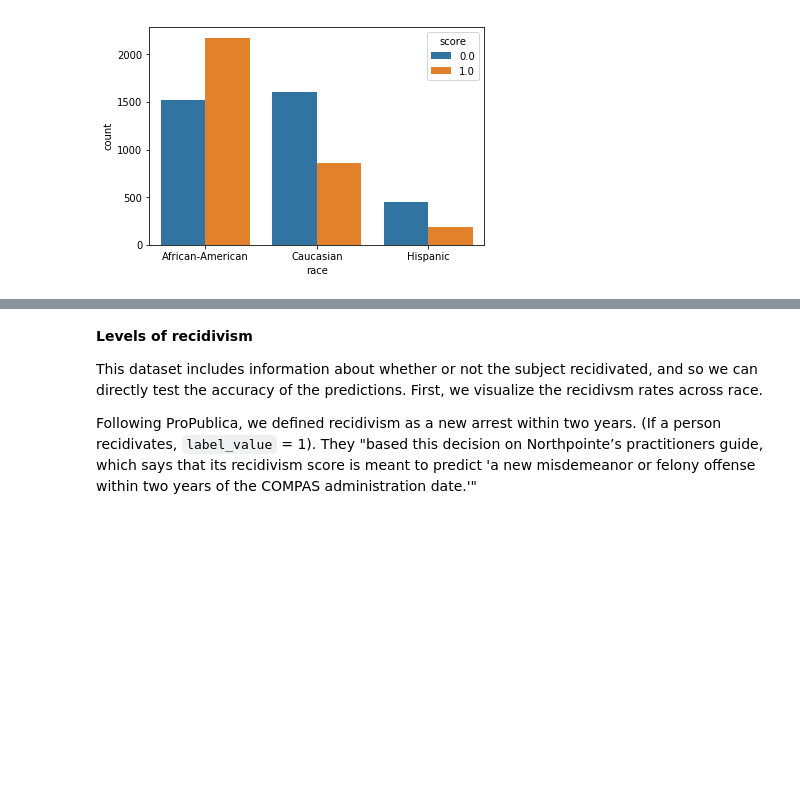
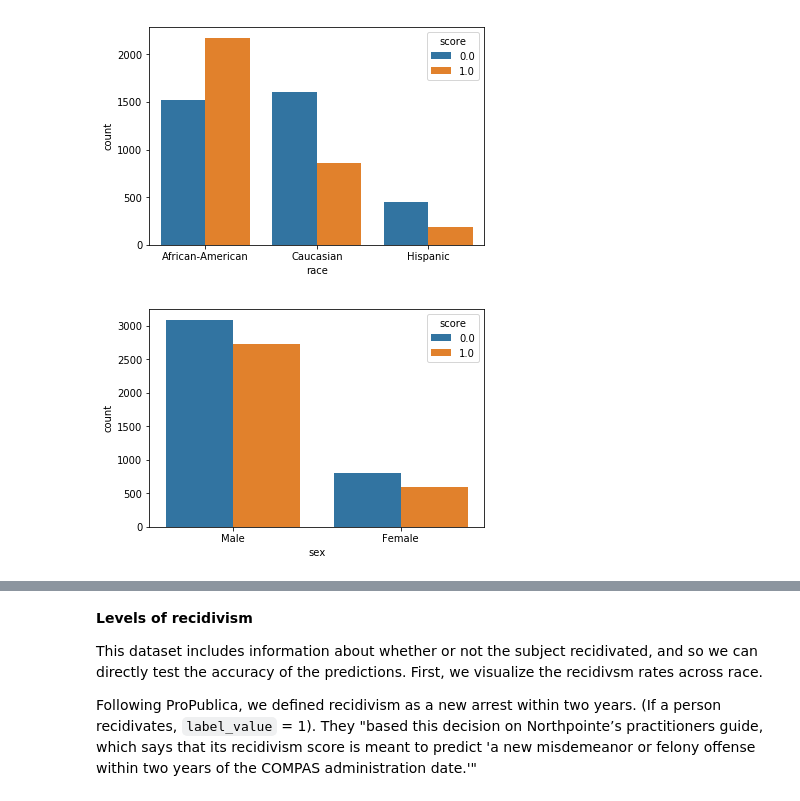
Before and after one commit to dssg/aequitas, a Jupyter notebook: docs/source/examples/compas_demo.ipynb, the cells around one changed output, grey strips where cells are left out. Cells and saved outputs as stored; diff of their text form; code cells hidden in the pictures; blank space fills up the shorter version.

```diff
--- a/docs/source/examples/compas_demo.ipynb
+++ b/docs/source/examples/compas_demo.ipynb
@@ -39,3 +45,7 @@ In the bar chart below, we see a large difference in how these scores are distri
 g = sns.countplot(x="race", hue="score", data=df[df.race.isin(['African-American', 'Caucasian', 'Hispanic'])])
 # %% [output]
 [figure]
+# %%
+g = sns.countplot(x="sex", hue="score", data=df)
+# %% [output]
+[figure, added]
```
Also changed, not shown: parts of 38 cells of this notebook.
